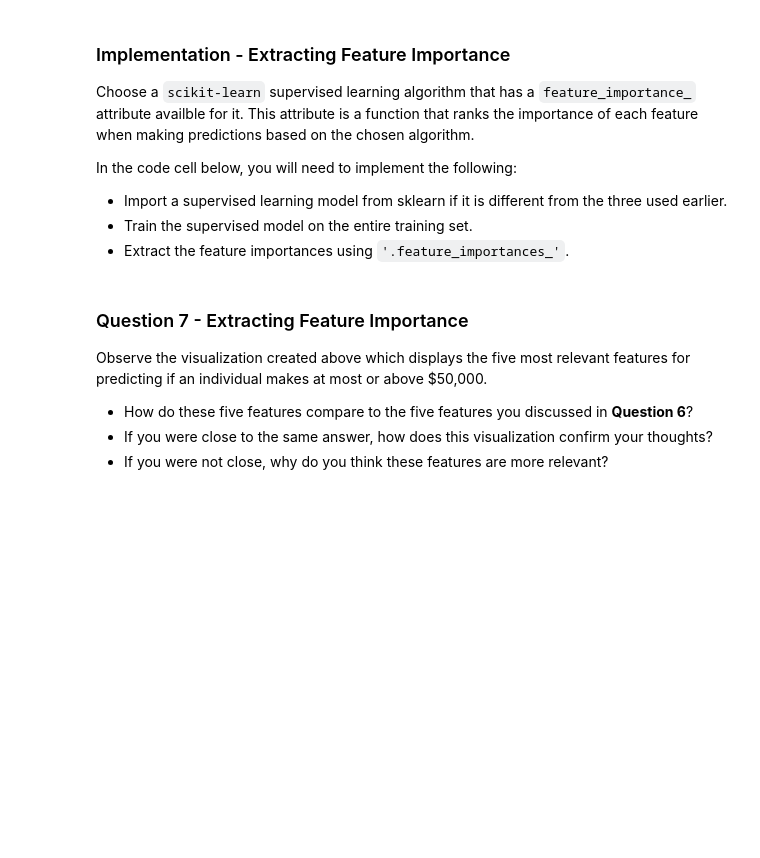
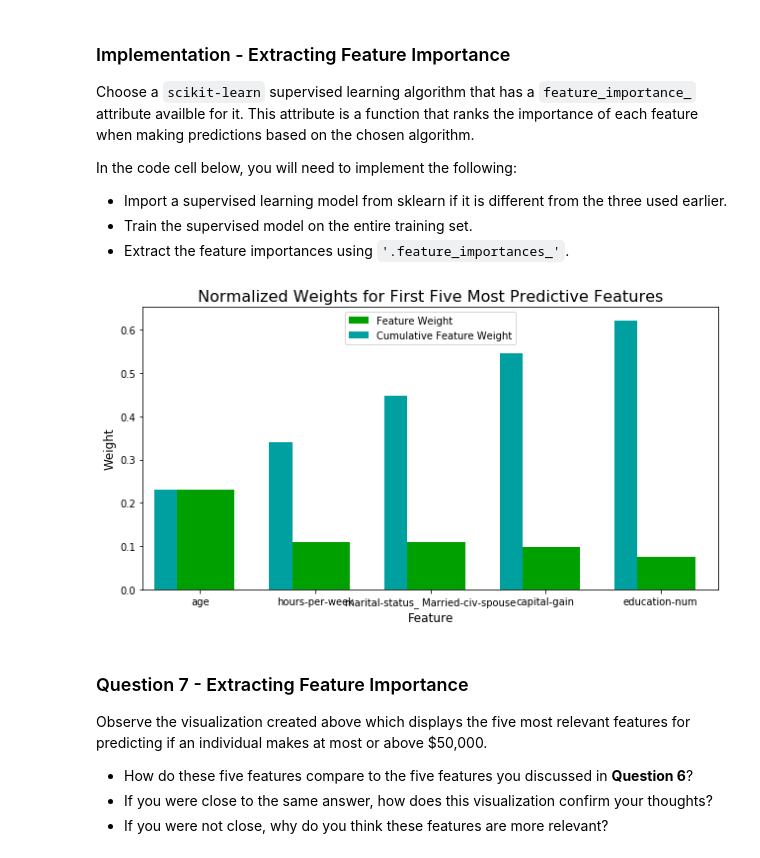
Before and after one commit to ebehlmann/machine-learning, a Jupyter notebook: projects/finding_donors/finding_donors.ipynb, the cells around one changed output. Drawn from its saved outputs; the diff is of its cells as text; code cells hidden in the pictures; blank space fills up the shorter version.

```diff
--- a/projects/finding_donors/finding_donors.ipynb
+++ b/projects/finding_donors/finding_donors.ipynb
@@ -539,15 +567,18 @@ In the code cell below, you will need to implement the following:
 # %%
 # TODO: Import a supervised learning model that has 'feature_importances_'
 
 
 # TODO: Train the supervised model on the training set using .fit(X_train, y_train)
-model = None
+model = RandomForestClassifier(random_state=47)
+model.fit(X_train, y_train)
 
 # TODO: Extract the feature importances using .feature_importances_
-importances = None
+importances = model.feature_importances_
 
 # Plot
 vs.feature_plot(importances, X_train, y_train)
+# %% [output]
+[figure, added]
 # %% [markdown]
 ### Question 7 - Extracting Feature Importance
 
```
Also changed, not shown: parts of 16 cells of this notebook.
